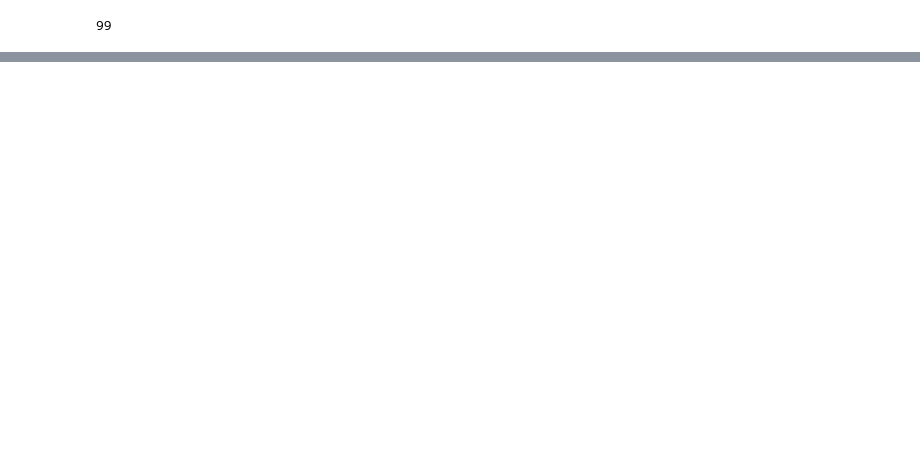
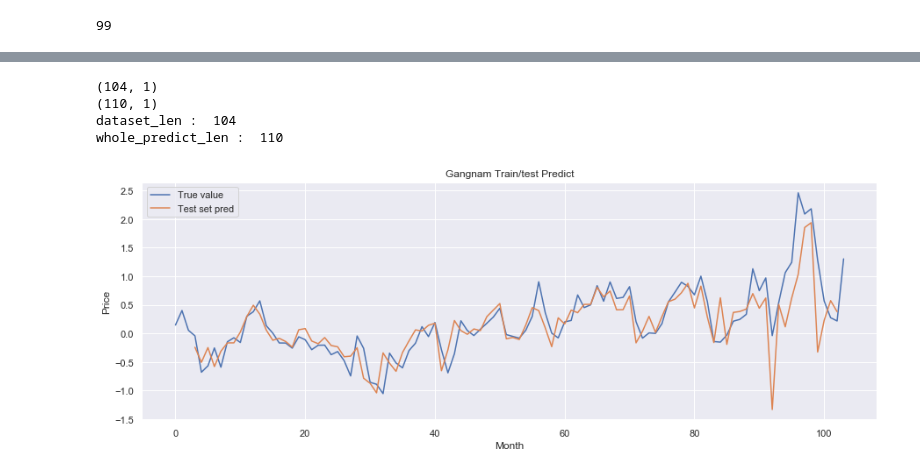
Before and after one commit to tax-k/KB_price_crawling, a Jupyter notebook: Run Gangnam LSTM.ipynb, the cells around one changed output, grey strips where cells are left out. Saved outputs shown, nothing was run; the diff lists cells and outputs as text; code cells hidden in the pictures; blank space fills up the shorter version.

```diff
--- a/Run Gangnam LSTM.ipynb
+++ b/Run Gangnam LSTM.ipynb
@@ -470,0 +509,18 @@ whole_predict_len :  110
+# %%
+model[0].load_weights(best_weights)
+# %%
+def run_loaded_model(model, train_X, train_Y, window_size = 1):
+#     adam = Adam(lr=0.00146, beta_1=0.9, beta_2=0.999, epsilon=1e-8, decay=1e-6, amsgrad=False)
+    adam = Adam(lr=0.001, beta_1=0.89, beta_2=0.999, epsilon=None, decay=1e-6, amsgrad=True)
+    model.compile(loss = "mean_squared_error",
+                  optimizer = adam)
+    model.summary()
+
+    checkloss = create_checkpoint(MODEL_NAME)
+    history = model.fit(train_X, train_Y, epochs = 1000 ,batch_size=4, validation_split = 0.2,
+                        shuffle=True,
+                        callbacks=[checkloss, early_stopping])
+
+    return model, history
+# %%
+loaded_model = run_loaded_model(model[0], train_X, train_Y, window_size)
@@ -470,0 +556,13 @@ whole_predict_len :  110
+# %%
+rmse_train_score, train_predict, train_orig = predict_and_score(loaded_model[0], train_X, train_Y)
+rmse_test_score, test_predict, test_orig = predict_and_score(loaded_model[0], test_X, test_Y)
+
+whole_test_score, whole_predict, whole_orig = predict_and_score(loaded_model[0], whole_X, whole_Y)
+
+
+print(whole_X[:5])
+print(whole_Y[:5])
+print('\n')
+print("Training data score: %.2f RMSE" % rmse_train_score)
+print("Test data score: %.2f RMSE" % rmse_test_score)
+print("Whole data score: %.2f RMSE " % whole_test_score)
@@ -470,0 +640,8 @@ whole_predict_len :  110
+# %%
+whole_predict_n_plot(dataset, train_predict)
+# %% [output]
+(104, 1)
+(110, 1)
+dataset_len :  104
+whole_predict_len :  110
+[figure, added]
```
Also changed, not shown: parts of 25 cells of this notebook.
